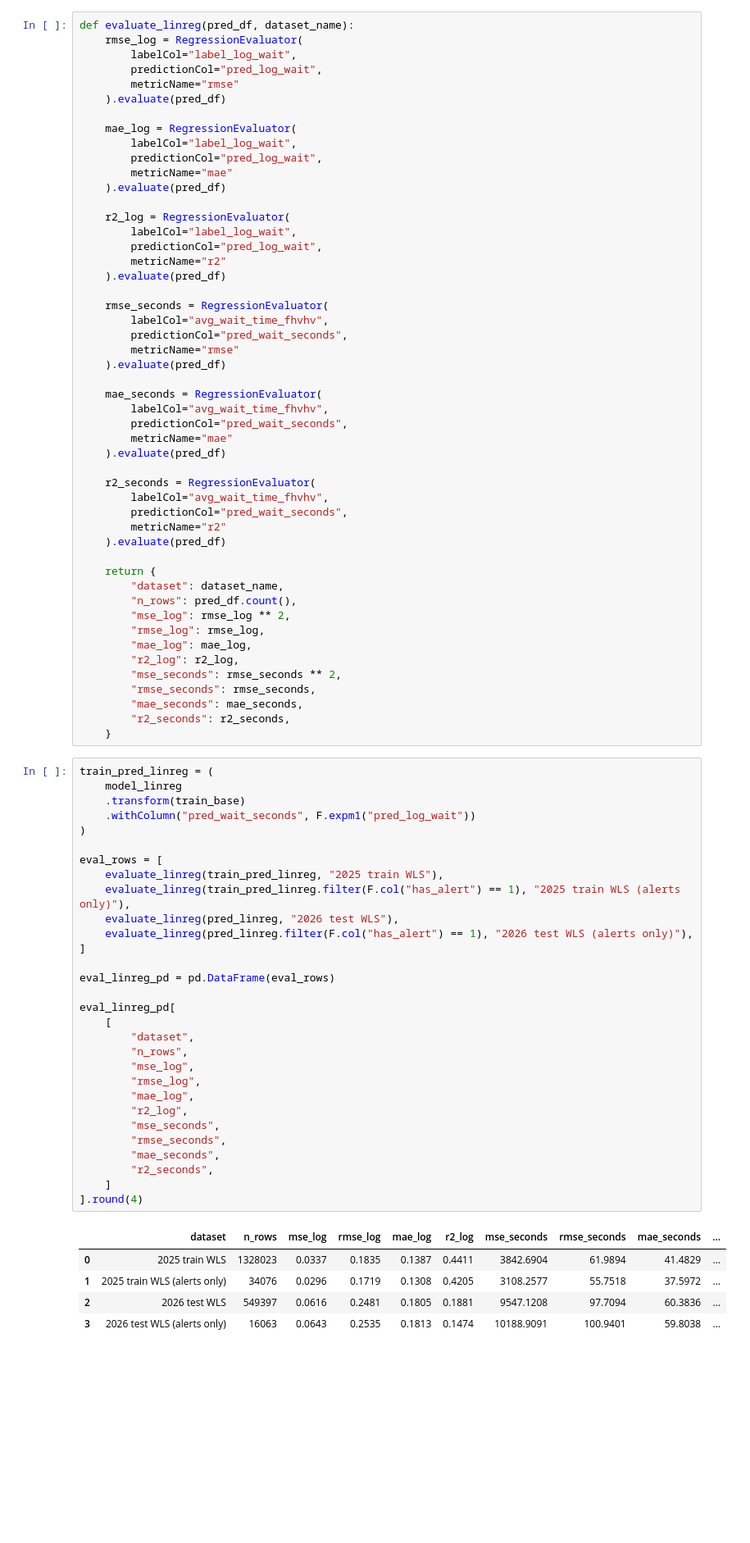
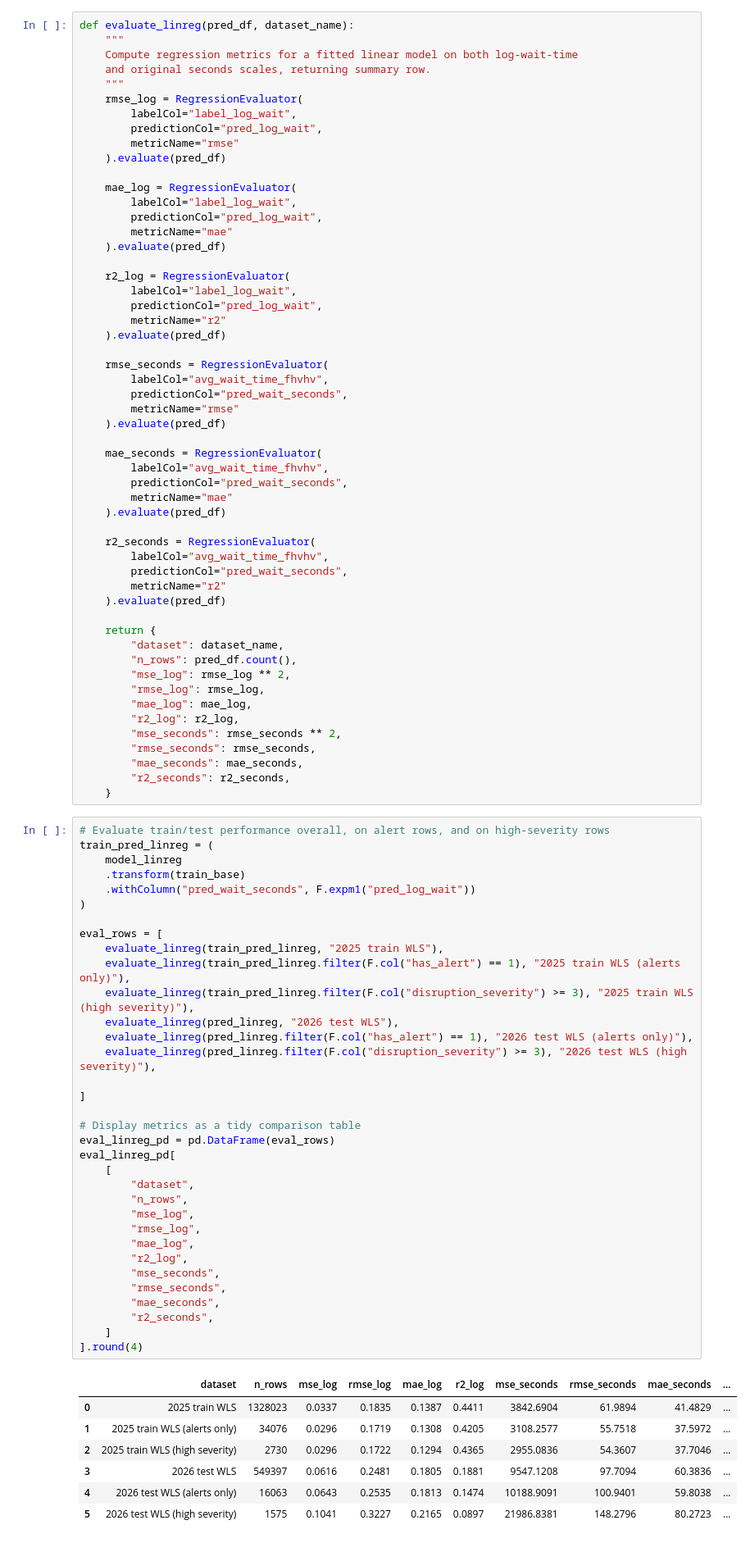
Before and after one commit to hannimeee/nyc_taxi_demand_response, a Jupyter notebook: code/06_statistical_modelling_1.ipynb, the cells around one changed output. Shown at 82% size. Cells and saved outputs as stored; diff of their text form; blank space fills up the shorter version.

```diff
--- a/code/06_statistical_modelling_1.ipynb
+++ b/code/06_statistical_modelling_1.ipynb
@@ -233,6 +236,10 @@ train_pred_linreg = (
 )
 # %%
 def evaluate_linreg(pred_df, dataset_name):
+    """
+    Compute regression metrics for a fitted linear model on both log-wait-time
+    and original seconds scales, returning summary row.
+    """
     rmse_log = RegressionEvaluator(
         labelCol="label_log_wait",
         predictionCol="pred_log_wait",
@@ -282,41 +289,47 @@ def evaluate_linreg(pred_df, dataset_name):
         "r2_seconds": r2_seconds,
     }
 # %%
+# Evaluate train/test performance overall, on alert rows, and on high-severity rows
 train_pred_linreg = (
     model_linreg
     .transform(train_base)
     .withColumn("pred_wait_seconds", F.expm1("pred_log_wait"))
 )
 
 eval_rows = [
     evaluate_linreg(train_pred_linreg, "2025 train WLS"),
     evaluate_linreg(train_pred_linreg.filter(F.col("has_alert") == 1), "2025 train WLS (alerts only)"),
+    evaluate_linreg(train_pred_linreg.filter(F.col("disruption_severity") >= 3), "2025 train WLS (high severity)"),
     evaluate_linreg(pred_linreg, "2026 test WLS"),
     evaluate_linreg(pred_linreg.filter(F.col("has_alert") == 1), "2026 test WLS (alerts only)"),
+    evaluate_linreg(pred_linreg.filter(F.col("disruption_severity") >= 3), "2026 test WLS (high severity)"),
+
 ]
 
+# Display metrics as a tidy comparison table
 eval_linreg_pd = pd.DataFrame(eval_rows)
-
 eval_linreg_pd[
     [
         "dataset",
         "n_rows",
         "mse_log",
         "rmse_log",
         "mae_log",
         "r2_log",
         "mse_seconds",
         "rmse_seconds",
         "mae_seconds",
         "r2_seconds",
     ]
 ].round(4)
 # %% [output]
 |  | dataset | n_rows | mse_log | rmse_log | mae_log | r2_log | mse_seconds | rmse_seconds | mae_seconds | ... |
 | 0 | 2025 train WLS | 1328023 | 0.0337 | 0.1835 | 0.1387 | 0.4411 | 3842.6904 | 61.9894 | 41.4829 | ... |
 | 1 | 2025 train WLS (alerts only) | 34076 | 0.0296 | 0.1719 | 0.1308 | 0.4205 | 3108.2577 | 55.7518 | 37.5972 | ... |
-| 2 | 2026 test WLS | 549397 | 0.0616 | 0.2481 | 0.1805 | 0.1881 | 9547.1208 | 97.7094 | 60.3836 | ... |
-| 3 | 2026 test WLS (alerts only) | 16063 | 0.0643 | 0.2535 | 0.1813 | 0.1474 | 10188.9091 | 100.9401 | 59.8038 | ... |
+| 2 | 2025 train WLS (high severity) | 2730 | 0.0296 | 0.1722 | 0.1294 | 0.4365 | 2955.0836 | 54.3607 | 37.7046 | ... |
+| 3 | 2026 test WLS | 549397 | 0.0616 | 0.2481 | 0.1805 | 0.1881 | 9547.1208 | 97.7094 | 60.3836 | ... |
+| 4 | 2026 test WLS (alerts only) | 16063 | 0.0643 | 0.2535 | 0.1813 | 0.1474 | 10188.9091 | 100.9401 | 59.8038 | ... |
+| 5 | 2026 test WLS (high severity) | 1575 | 0.1041 | 0.3227 | 0.2165 | 0.0897 | 21986.8381 | 148.2796 | 80.2723 | ... |
 # %%
 # Extract fitted coefficients
 fitted_lr = model_linreg.stages[-1]
```
Also changed, not shown: parts of 3 cells of this notebook.
